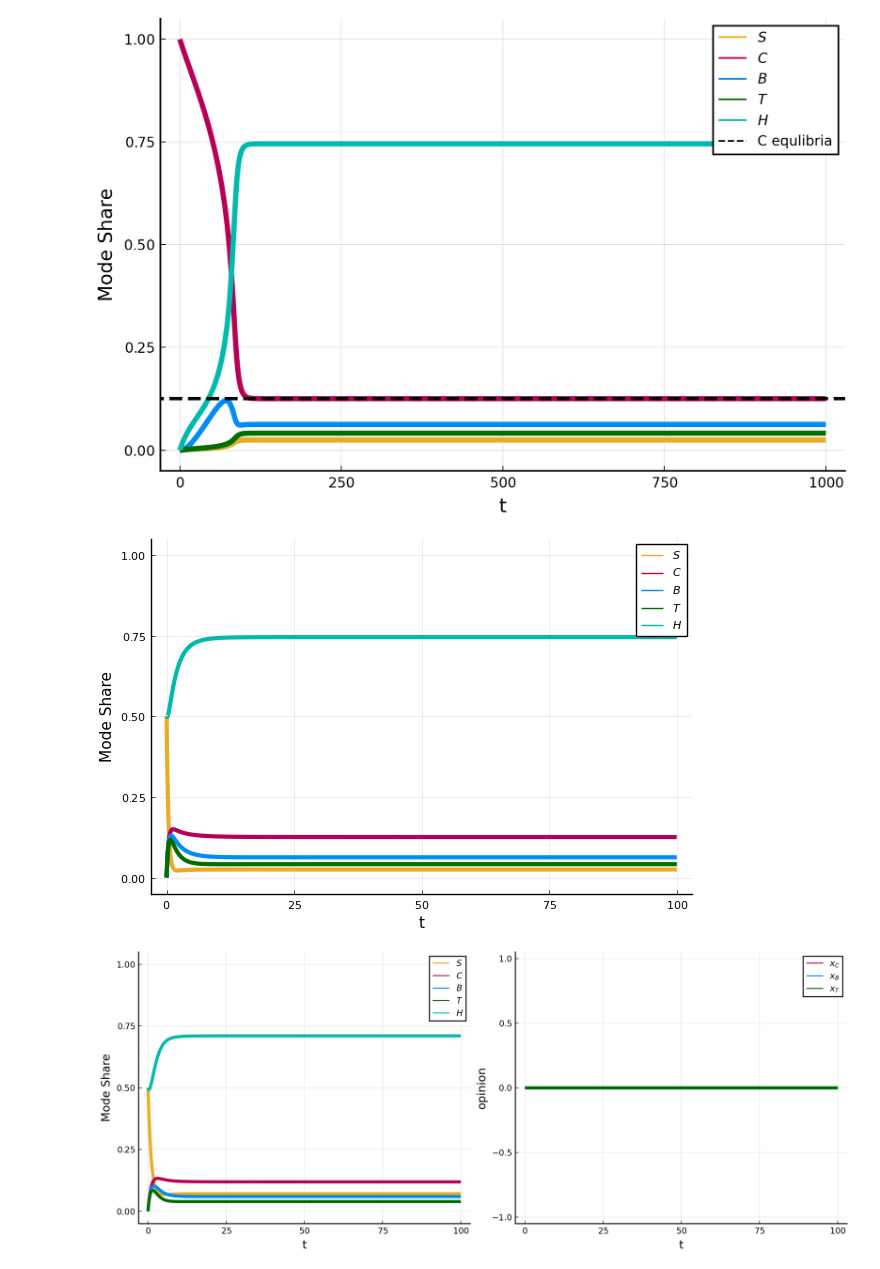
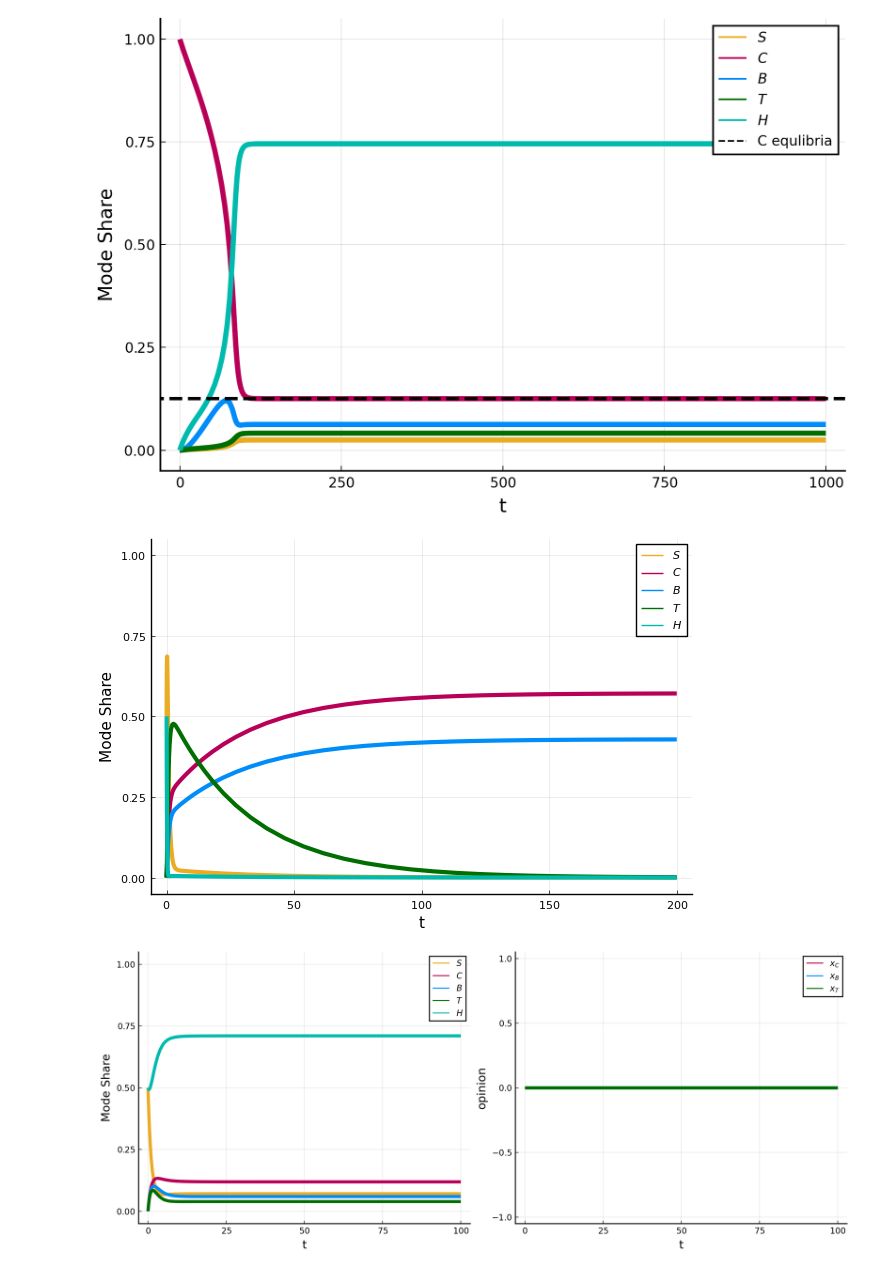
Before and after one commit to valentine-alia/MAE-6870, a Jupyter notebook: set_up_integration.ipynb, the cells around one changed output. Cells and saved outputs as stored; diff of their text form; code cells hidden in the pictures.

```diff
--- a/set_up_integration.ipynb
+++ b/set_up_integration.ipynb
@@ -123,8 +123,7 @@ function model_7d_sin!(dx,x,p,t)
 end
 
 function model_4d!(dx,x,p,t)
-    (alphaC,alphaB,alphaT,beta,omegaC,omegaB,k,
-    n,u,aC,aB,aT,aBC,aTC,bC,aCB,aTB,bB,aCT,aBT,bT,tau,gamma)=p
+    (alphaC,alphaB,alphaT,beta,omegaC,omegaB,k,n,gamma)=p
     S,C,B,T = x
     H = 1 - S - B - C - T
     dx[1] = (-(alphaC+alphaB+alphaT)*S) + gamma*H
@@ -215,23 +217,24 @@ hline!(C_star, label = "C equlibria", linestyle = :dash,lw = 2, color = "black")
 # %%
 par = (alphaC=1.0,alphaB=1.0,alphaT=1.0,beta=0.6,omegaC=0.2,omegaB=0.4,
      k=0.4,n=4,u=0.8,aC=1.0,aB=1.0,aT=1.0,aBC=-0.2,aTC=-0.2,bC=-0.5,
      aCB=-0.2,aTB=0.2,bB=-0.5,aCT=-0.2,aBT=0.2,bT=0.5,tau = 3,gamma = 0.1)
-alphaC,alphaB,alphaT,beta,omegaC,omegaB,k,n,u,aC,aB,aT,aBC,aTC,bC,aCB,aTB,bB,aCT,aBT,bT,tau,gamma = par
+   # (alphaC,alphaB,alphaT,beta,omegaC,omegaB,k,n,gamma)=p
+par = (alphaC = 0.4, alphaB = 0.3, alphaT = 0.8,beta = 0.07, omegaC = 1.2, omegaB = 0.012, k = 0.005, n = 3,gamma = 7.0)
 u0 = [0.5,0.0,0.0,0.0]
-tspan=(0.0,100.0)
+tspan=(0.0,200.0)
 
 prob_4d = ODEProblem(model_4d!,u0,tspan,par)
 sol4d = DifferentialEquations.solve(prob_4d)
 S4,C4,B4,T4 = sol4d[1,:],sol4d[2,:],sol4d[3,:],sol4d[4,:]
 H4 = 1 .- S4 .- C4 .- B4 .-T4
 
 p1 = plot(sol4d.t, vec(S4), label = L"S",  lw=3, ylims=(-0.05,1.05), color = pal[1],xlabel = "t",ylabel = "Mode Share")
 plot!(p1, sol4d.t, vec(C4), label = L"C",   lw=3, color = pal[2])
 plot!(p1, sol4d.t, vec(B4), label = L"B",   lw=3, color = pal[3])
 plot!(p1, sol4d.t, vec(T4), label = L"T",   lw=3, color = pal[4])
 plot!(p1, sol4d.t, vec(H4), label = L"H",   lw=3, color = pal[5])
 # %% [output]
-[figure, old version]
+[figure, new version]
 # %%
 par = (alphaC=1.0,alphaB=1.0,alphaT=1.0,beta=0.6,omegaC=0.2,omegaB=0.4,
      k=0.4,n=4,u=0.0,aC=1.0,aB=1.0,aT=1.0,aBC=-0.2,aTC=-0.2,bC=-1.0,
```
Also changed, not shown: parts of 3 cells of this notebook, 6 other files.
